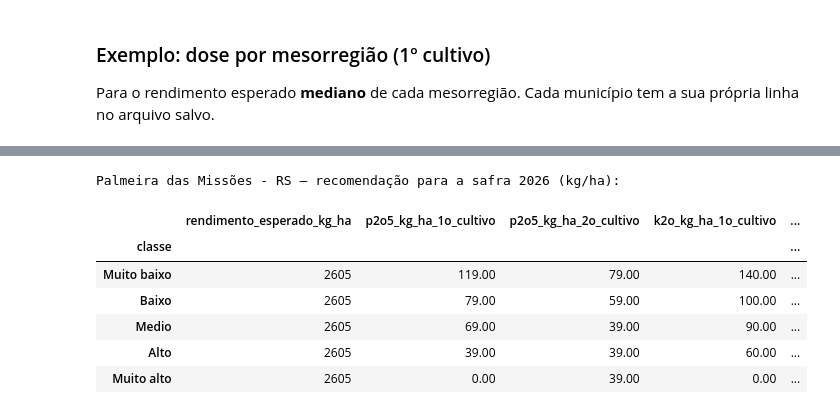
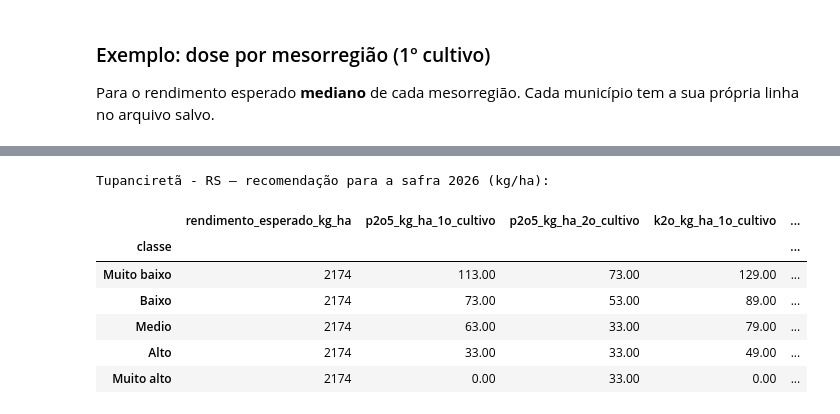
Before and after one commit to isah5/Projeto_Safra_de_Soja, a Jupyter notebook: notebooks/modelagem_etapa4.ipynb, the cells around one changed output, grey strips where cells are left out. Drawn from its saved outputs; the diff is of its cells as text; code cells hidden in the pictures.

```diff
--- a/notebooks/modelagem_etapa4.ipynb
+++ b/notebooks/modelagem_etapa4.ipynb
@@ -24,7 +25,8 @@ RAW = "../dataset/raw"
 PROCESSED = "../dataset/processed"
 
 ANO_CORTE = 2020          # corte temporal: treino até 2020, teste 2021-2025
-PRIMEIRA_SAFRA = 2005     # primeira safra com 5 safras anteriores para o patamar
+DEFASAGEM_PUBLICACAO = 2  # em março de Y, a última safra publicada pela PAM/IBGE é Y-2
+PRIMEIRA_SAFRA = 2006     # primeira safra com 5 safras publicadas para o patamar
 SEED = 42
 COBERTURA_MINIMA = 0.8    # fração mínima de dias com dado (out–fev) por estação e safra
 CAD_MM = 75               # capacidade de água disponível no solo (hipótese, ver seção 3)
@@ -203,15 +214,24 @@ anteriores, com mínimo de 3; senão, média estadual) e a linha de base "média
 # %%
 rend = com_rendimento.pivot_table(index="ano_safra", columns="codigo_ibge_municipio", values=ALVO)
 estado = rend.mean(axis=1)
-partes = []
-for ano in range(PRIMEIRA_SAFRA, int(rend.index.max()) + 1):
-    j5, todos = rend.loc[ano - 5:ano - 1], rend.loc[:ano - 1]
-    partes.append(pd.DataFrame({
-        "ano_safra": ano,
-        "patamar_mm5": j5.mean().where(j5.count() >= 3, estado.loc[ano - 5:ano - 1].mean()),
-        "base_media_hist": todos.mean().where(todos.count() >= 3, estado.loc[:ano - 1].mean()),
-    }))
-patamares = pd.concat(partes).rename_axis("codigo_ibge_municipio").reset_index()
+
+
+def calcular_patamares(defasagem, sufixo=""):
+    # Patamar e média histórica da safra `ano` com as safras publicadas até `ano - defasagem`
+    partes = []
+    for ano in range(PRIMEIRA_SAFRA, int(rend.index.max()) + 1):
+        ultima = ano - defasagem
+        j5, todos = rend.loc[ultima - 4:ultima], rend.loc[:ultima]
+        partes.append(pd.DataFrame({
+            "ano_safra": ano,
+            f"patamar_mm5{sufixo}": j5.mean().where(j5.count() >= 3, estado.loc[ultima - 4:ultima].mean()),
+            f"base_media_hist{sufixo}": todos.mean().where(todos.count() >= 3, estado.loc[:ultima].mean()),
+        }))
+    return pd.concat(partes).rename_axis("codigo_ibge_municipio").reset_index()
+
+
+patamares = calcular_patamares(DEFASAGEM_PUBLICACAO).merge(
+    calcular_patamares(1, "_d1"), on=["codigo_ibge_municipio", "ano_safra"])
 
 VAR_HIDRICO = ["deficit_dez_fev", "balanco_dez_fev", "eto_dez_fev"]
 base = (painel.merge(clima_sub, on=["codigo_estacao", "ano_safra"], how="left")
@@ -557,7 +638,9 @@ interpretacao.set_index("Classe")
 doses = pd.read_csv(f"{RAW}/embrapa_tabela_2.4_recomendacao_p2o5_k2o_soja.csv")
 doses = doses.rename(columns={"interpretacao_teor_p_k": "classe"}).set_index("classe")
 
-recentes = com_rendimento[com_rendimento["ano_safra"].between(2021, 2025)]
+SAFRA_ADUBACAO = 2026
+ultima_publicada = SAFRA_ADUBACAO - DEFASAGEM_PUBLICACAO   # 2024: PAM publicada em set/2025
+recentes = com_rendimento[com_rendimento["ano_safra"].between(ultima_publicada - 4, ultima_publicada)]
 esperado = recentes.groupby("codigo_ibge_municipio")[ALVO].agg(["mean", "count"])
 esperado = esperado[esperado["count"] >= 3]["mean"].rename("rendimento_esperado_kg_ha")
 
@@ -587,6 +670,7 @@ adubacao = adubacao[["codigo_ibge_municipio", "municipio", "mesorregiao", "rendi
 adubacao.to_csv(f"{PROCESSED}/recomendacao_adubacao_safra2026.csv", index=False)
 print(f"Municípios com recomendação: {adubacao['codigo_ibge_municipio'].nunique()} | "
       f"salvo em {PROCESSED}/recomendacao_adubacao_safra2026.csv")
+print(f"Janela do rendimento esperado: {ultima_publicada - 4}–{ultima_publicada}")
 print(f"Rendimento esperado: mediana {esperado.median():.0f} kg/ha "
       f"(de {esperado.min():.0f} a {esperado.max():.0f})")
 # %% [output]
@@ -622,17 +707,17 @@ tabela_reg.astype(int)
 # %%
-# Exemplo de consulta para um município: o maior produtor de 2025
-maior = (painel[painel["ano_safra"] == 2025].nlargest(1, "producao_ton")
+# Exemplo de consulta para um município: o maior produtor de 2024 (última safra publicada no plantio)
+maior = (painel[painel["ano_safra"] == 2024].nlargest(1, "producao_ton")
          [["codigo_ibge_municipio", "municipio"]].iloc[0])
 print(f"{maior['municipio']} — recomendação para a safra 2026 (kg/ha):")
 adubacao[adubacao["codigo_ibge_municipio"] == maior["codigo_ibge_municipio"]].set_index("classe").drop(
     columns=["codigo_ibge_municipio", "municipio", "mesorregiao"])
 # %% [output]
-Palmeira das Missões - RS — recomendação para a safra 2026 (kg/ha):
+Tupanciretã - RS — recomendação para a safra 2026 (kg/ha):
 |  | rendimento_esperado_kg_ha | p2o5_kg_ha_1o_cultivo | p2o5_kg_ha_2o_cultivo | k2o_kg_ha_1o_cultivo | ... |
 | classe |  |  |  |  | ... |
-| Muito baixo | 2605 | 119.00 | 79.00 | 140.00 | ... |
-| Baixo | 2605 | 79.00 | 59.00 | 100.00 | ... |
-| Medio | 2605 | 69.00 | 39.00 | 90.00 | ... |
-| Alto | 2605 | 39.00 | 39.00 | 60.00 | ... |
-| Muito alto | 2605 | 0.00 | 39.00 | 0.00 | ... |
+| Muito baixo | 2174 | 113.00 | 73.00 | 129.00 | ... |
+| Baixo | 2174 | 73.00 | 53.00 | 89.00 | ... |
+| Medio | 2174 | 63.00 | 33.00 | 79.00 | ... |
+| Alto | 2174 | 33.00 | 33.00 | 49.00 | ... |
+| Muito alto | 2174 | 0.00 | 33.00 | 0.00 | ... |
 # %% [markdown]
```
Also changed, not shown: parts of 19 cells of this notebook, 12 other files.
